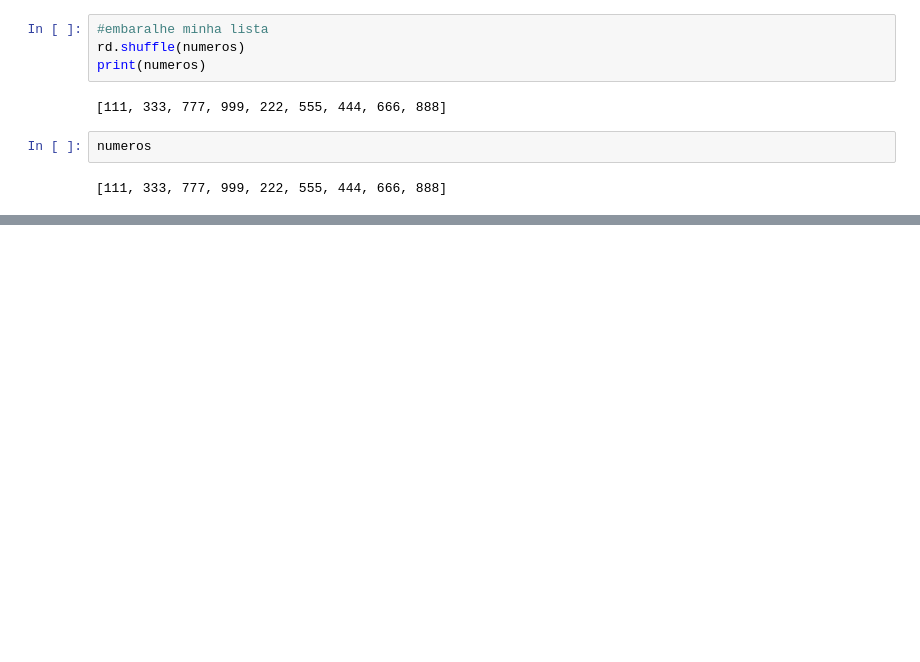
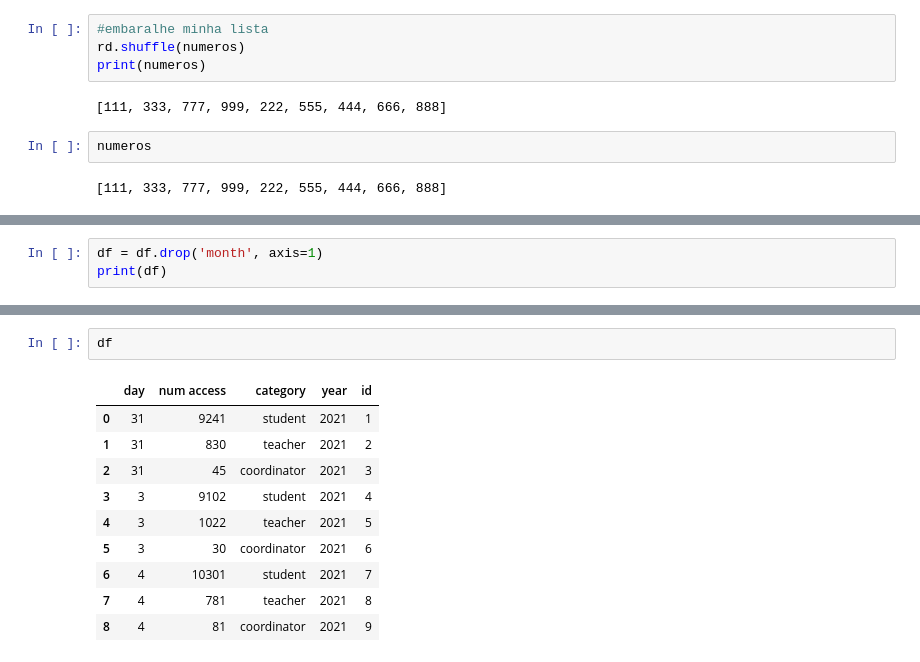
Before and after one commit to AlexsanderPessoa/Agro_bibliotecas, a Jupyter notebook: agro_bibliotecas.ipynb, the cells around one changed output, grey strips where cells are left out. Drawn from its saved outputs; the diff is of its cells as text; blank space fills up the shorter version.

```diff
--- a/agro_bibliotecas.ipynb
+++ b/agro_bibliotecas.ipynb
@@ -74,0 +260,3 @@ numeros
+# %%
+df = df.drop('month', axis=1)
+print(df)
@@ -74,0 +274,13 @@ numeros
+# %%
+df
+# %% [output]
+|  | day | num access | category | year | id |
+| 0 | 31 | 9241 | student | 2021 | 1 |
+| 1 | 31 | 830 | teacher | 2021 | 2 |
+| 2 | 31 | 45 | coordinator | 2021 | 3 |
+| 3 | 3 | 9102 | student | 2021 | 4 |
+| 4 | 3 | 1022 | teacher | 2021 | 5 |
+| 5 | 3 | 30 | coordinator | 2021 | 6 |
+| 6 | 4 | 10301 | student | 2021 | 7 |
+| 7 | 4 | 781 | teacher | 2021 | 8 |
+| 8 | 4 | 81 | coordinator | 2021 | 9 |
```
Also changed, not shown: parts of 24 cells of this notebook.
